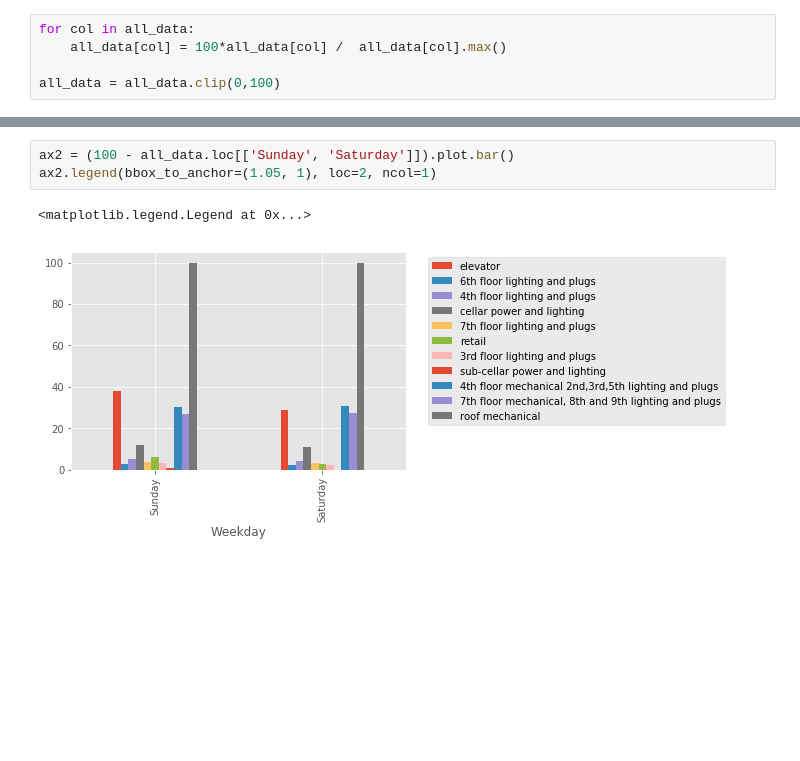
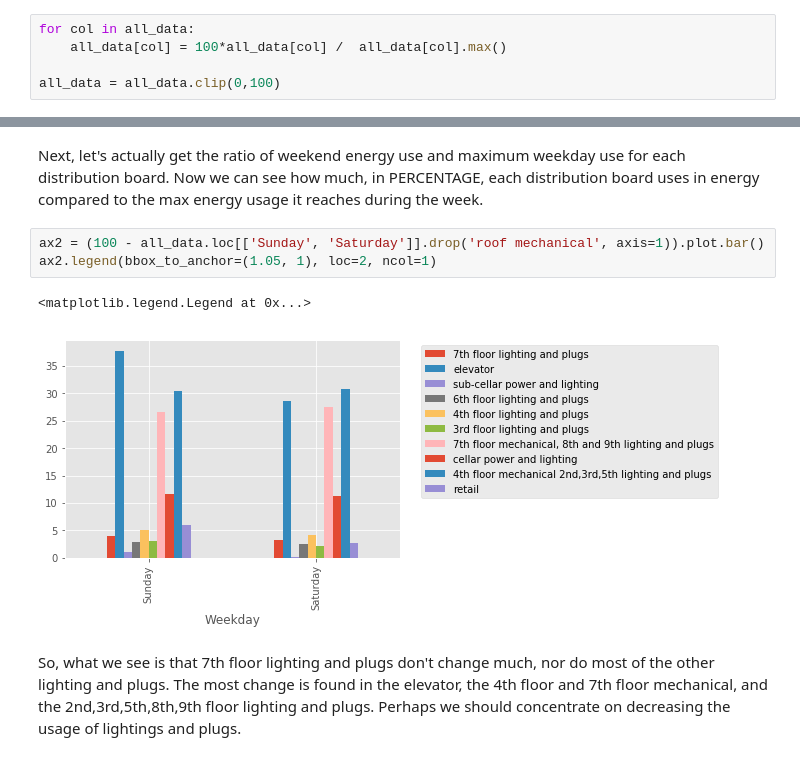
Before and after one commit to keyao21/41CS_energy_analysis, a Jupyter notebook: EDA_compare_weekends.ipynb, the cells around one changed output, grey strips where cells are left out. Cells and saved outputs as stored; diff of their text form; blank space fills up the shorter version.

```diff
--- a/EDA_compare_weekends.ipynb
+++ b/EDA_compare_weekends.ipynb
@@ -158,6 +177,10 @@ ax1.legend(bbox_to_anchor=(1.05, 1), loc=2, ncol=1)
+# %% [markdown]
+Next, let's actually get the ratio of weekend energy use and maximum weekday use for each distribution board. Now we can see how much, in PERCENTAGE, each distribution board uses in energy compared to the max energy usage it reaches during the week.
 # %%
-ax2 = (100 - all_data.loc[['Sunday', 'Saturday']]).plot.bar()
+ax2 = (100 - all_data.loc[['Sunday', 'Saturday']].drop('roof mechanical', axis=1)).plot.bar()
 ax2.legend(bbox_to_anchor=(1.05, 1), loc=2, ncol=1)
 # %% [output]
 <matplotlib.legend.Legend at 0x...>
-[figure, old version]
+[figure, new version]
+# %% [markdown]
+So, what we see is that 7th floor lighting and plugs don't change much, nor do most of the other lighting and plugs. The most change is found in the elevator, the 4th floor and 7th floor mechanical, and the 2nd,3rd,5th,8th,9th floor lighting and plugs. Perhaps we should concentrate on decreasing the usage of lightings and plugs.
```
Also changed, not shown: parts of 11 cells of this notebook.
